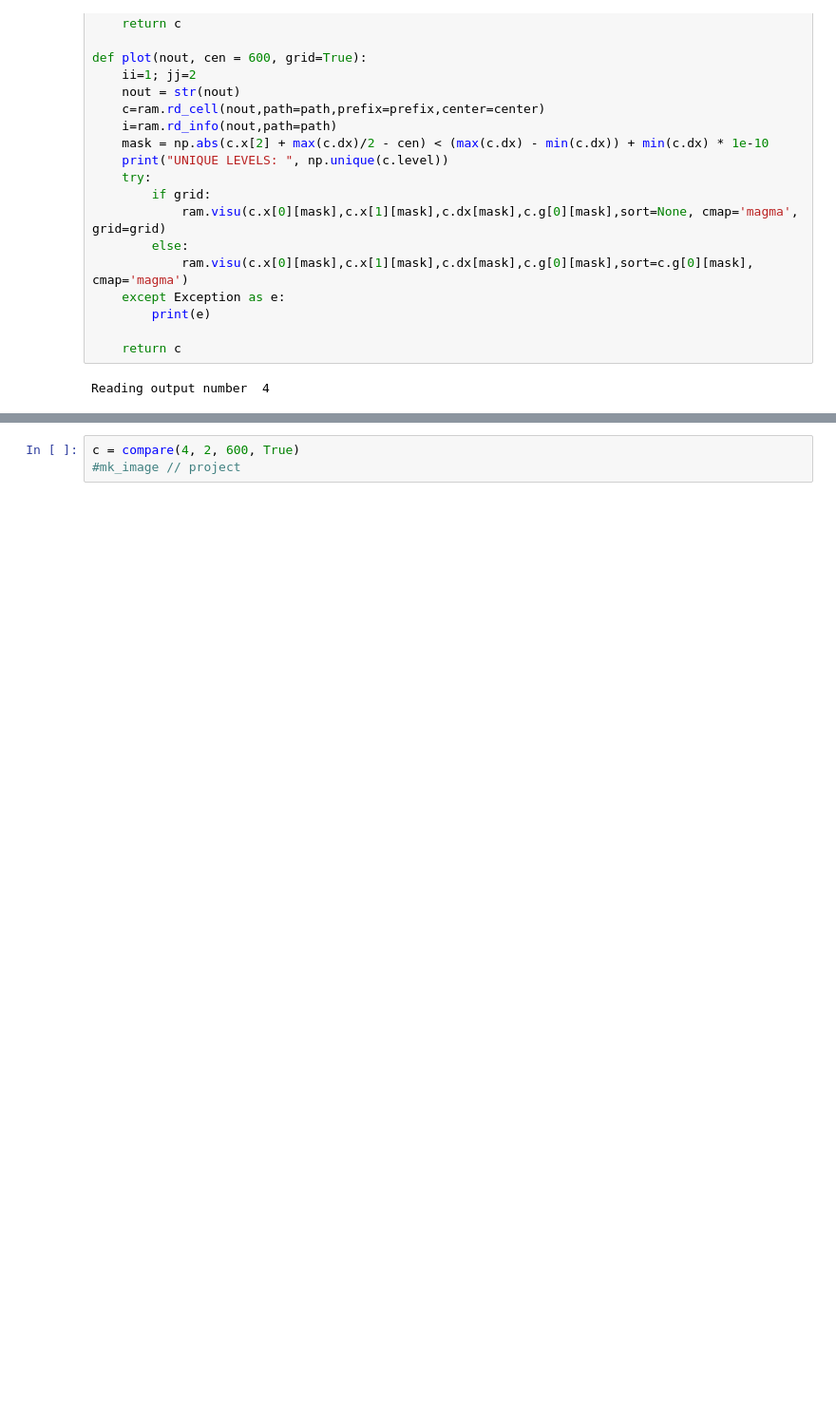
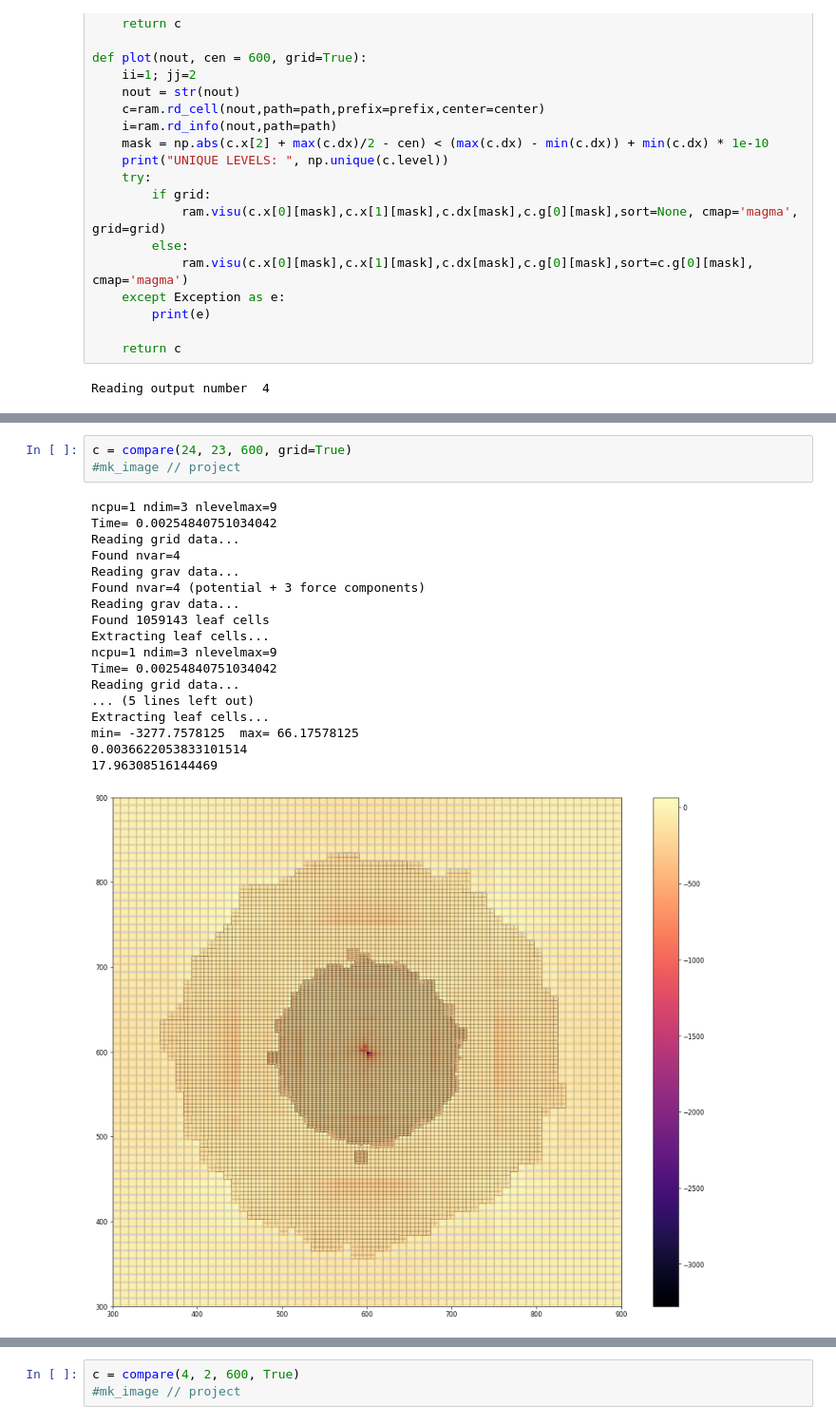
Before and after one commit to Byeol-Haneul/Ramses-FMM, a Jupyter notebook: analyze/amr.ipynb, the cells around one changed output, grey strips where cells are left out. Shown at 95% size. Cells and saved outputs as stored; diff of their text form; blank space fills up the shorter version.

```diff
--- a/analyze/amr.ipynb
+++ b/analyze/amr.ipynb
@@ -101,0 +103,22 @@ min= -91.771484375  max= 68.45703125
+# %%
+c = compare(24, 23, 600, grid=True)
+#mk_image // project
+# %% [output]
+ncpu=1 ndim=3 nlevelmax=9
+Time= 0.00254840751034042
+Reading grid data...
+Found nvar=4
+Reading grav data...
+Found nvar=4 (potential + 3 force components)
+Reading grav data...
+Found 1059143 leaf cells
+Extracting leaf cells...
+ncpu=1 ndim=3 nlevelmax=9
+Time= 0.00254840751034042
+Reading grid data...
+... (5 lines left out)
+Extracting leaf cells...
+min= -3277.7578125  max= 66.17578125
+0.0036622053833101514
+17.96308516144469
+[figure, added]
```
Also changed, not shown: parts of 5 cells of this notebook, 2 other files.
